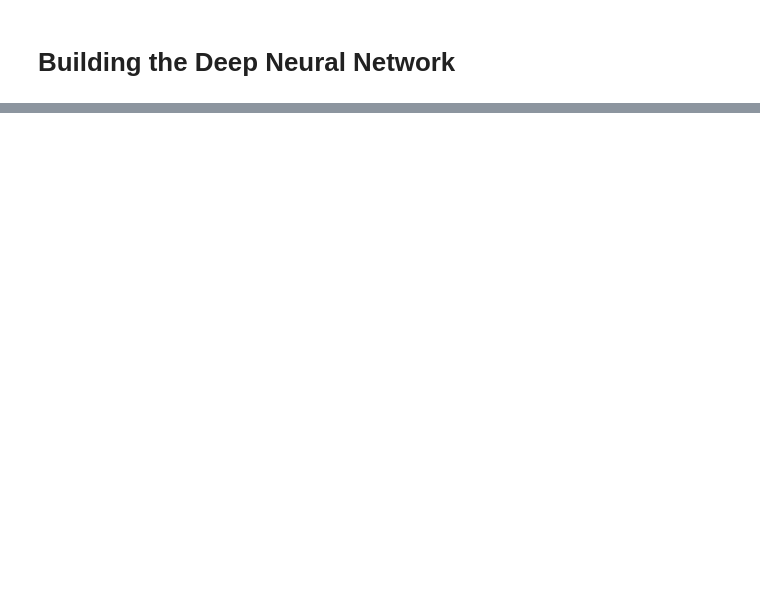
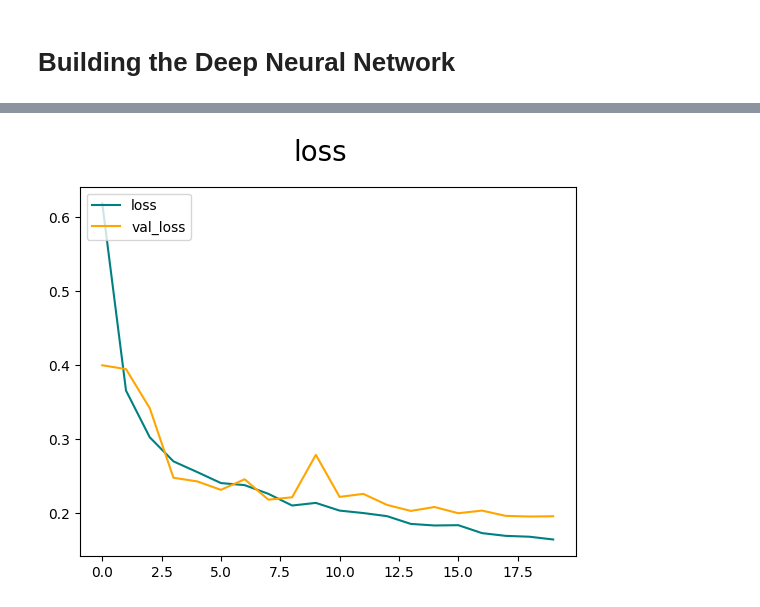
Before and after one commit to mohamed215686/Pneumonia_check_model, a Jupyter notebook: pneumonia-check-model.ipynb, the cells around one changed output, grey strips where cells are left out. Saved outputs shown, nothing was run; the diff lists cells and outputs as text; code cells hidden in the pictures; blank space fills up the shorter version.

Commit message:
finish the first version of the model

```diff
--- a/pneumonia-check-model.ipynb
+++ b/pneumonia-check-model.ipynb
@@ -123,4 +119,9 @@ model = Sequential()
 # %%
+# initialation the model
+model = Sequential()
+
+model.add(Input(shape=(256, 256, 3)))
+
 model.add(Conv2D(16,(3,3),1,activation='relu',input_shape=(256,256,3)))
 model.add(MaxPooling2D())
 
@@ -130,8 +131,12 @@ model.add(MaxPooling2D())
 model.add(Conv2D(16,(3,3),1,activation='relu'))
 model.add(MaxPooling2D())
 
-model.add(Flatten())
+# model.add(Flatten())
+#change flatten to globalaveragepooling2d because of overfetting
+model.add(GlobalAveragePooling2D())
+model.add(Dense(256,activation='relu'))
 
-model.add(Dense(256,activation='relu'))
+
+# model.add(Dropout(0.5))
 model.add(Dense(1,activation='sigmoid'))
 # %%
@@ -163,9 +170,9 @@ Model: "sequential_3"
 # %%
 # Create the logs folder
-logdir = "/kaggle/working/logs"
+log_dir = "/kaggle/working/logs"
 os.makedirs(log_dir, exist_ok=True)
 # %%
-tensorboard_callback = tf.keras.callbacks.TensorBoard(log_dir=logdir)
+tensorboard_callback = tf.keras.callbacks.TensorBoard(log_dir=log_dir)
 # %%
 hist =model.fit(Train_data, epochs=20 , validation_data=Val_data ,callbacks=[tensorboard_callback])
 # %% [output]
@@ -200,0 +196,9 @@ Epoch 20/20
+# %%
+fig = plt.figure
+plt.plot(hist.history['loss'],color='teal', label='loss')
+plt.plot(hist.history['val_loss'],color='orange', label='val_loss')
+plt.suptitle('loss',fontsize=20)
+plt.legend(loc='upper left')
+plt.show()
+# %% [output]
+[figure, added]
```
Also changed, not shown: parts of 28 cells of this notebook.
